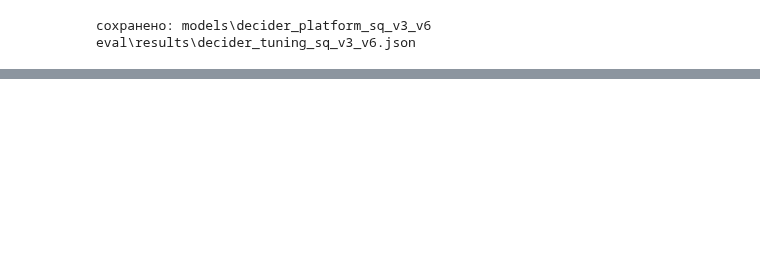
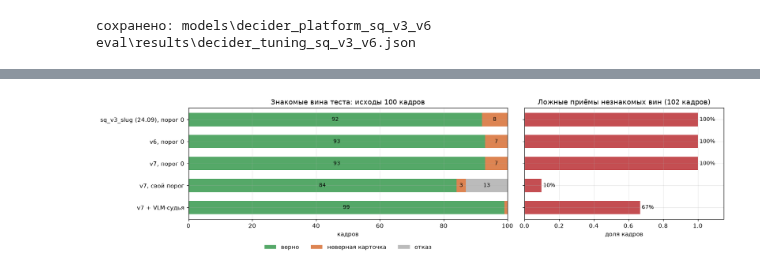
Before and after one commit to Izymka/rshb_my_wine_app, a Jupyter notebook: notebooks/06_decider_eda_and_training.ipynb, the cells around one changed output, grey strips where cells are left out. Saved outputs shown, nothing was run; the diff lists cells and outputs as text; code cells hidden in the pictures; blank space fills up the shorter version.

```diff
--- a/notebooks/06_decider_eda_and_training.ipynb
+++ b/notebooks/06_decider_eda_and_training.ipynb
@@ -1238,0 +1136,56 @@ display(styled(table, good=['верно из 93', 'верный кандидат
+# %%
+# Итоговые прогоны бенчмарка на тесте: подпись на графике -> тег прогона
+TEST_RUNS = {
+    'sq_v3_slug (24.09), порог 0': '27.09 тест: старый sq_v3_slug, порог 0',
+    'v6, порог 0': '27.09 тест: новый v6, порог 0',
+    'v7, порог 0': '28.09 тест: v7 признаки с -109, порог 0',
+    'v7, свой порог': '28.09 финал: v7, окно 25, свой порог, без кэша',
+    'v7 + VLM-судья': '28.09 финал: v7, окно 25, судья, без кэша',
+}
+runs = {}
+for line in Path('eval/results/platform_runs.jsonl').read_text(encoding='utf-8').splitlines():
+    run = json.loads(line)
+    runs[run['tag']] = run  # последний прогон с таким тегом
+
+# Исходы знакомых кадров и доля ложных приёмов незнакомых
+table = pd.DataFrame({label: {
+    'верно': runs[tag]['metrics']['slug_only']['answered_correct'],
+    'неверная карточка': runs[tag]['metrics']['slug_only']['wrong_or_twin'],
+    'отказ': runs[tag]['metrics']['slug_only']['refused'],
+    'ложные приёмы': runs[tag]['metrics']['false_accept']['all']['rate'],
+    'порог': runs[tag]['config']['threshold'],
+} for label, tag in TEST_RUNS.items()}).T
+known_n = runs[TEST_RUNS['v7, порог 0']]['metrics']['known']
+unknown_n = runs[TEST_RUNS['v7, порог 0']]['metrics']['unknown']
+
+# Настройка визуализации
+fig, axes = plt.subplots(1, 2, figsize=(15, 4), gridspec_kw={'width_ratios': [1.6, 1]})
+rows = np.arange(len(table))
+
+# График 1: исходы знакомых вин
+outcomes = {'верно': '#55A868', 'неверная карточка': '#DD8452', 'отказ': '#bbbbbb'}
+left = np.zeros(len(table))
+for name, color in outcomes.items():
+    values = table[name].astype(float).to_numpy()
+    bars = axes[0].barh(rows, values, left=left, color=color, height=0.6, label=name)
+    axes[0].bar_label(bars, labels=[f'{v:.0f}' if v >= 3 else '' for v in values],
+                      label_type='center', fontsize=9)
+    left += values
+axes[0].set_yticks(rows, table.index)
+axes[0].set(title=f'Знакомые вина теста: исходы {known_n} кадров', xlabel='кадров',
+            xlim=(0, known_n))
+axes[0].legend(loc='upper center', bbox_to_anchor=(0.5, -0.18), ncol=3, frameon=False)
+
+# График 2: ложные приёмы незнакомых вин
+rates = table['ложные приёмы'].astype(float).to_numpy()
+axes[1].barh(rows, rates, color='#C44E52', height=0.6)
+for y, v in zip(rows, rates):
+    axes[1].text(v + 0.01, y, f'{v:.0%}', va='center', fontsize=9)
+axes[1].set_yticks(rows, [''] * len(rows))
+axes[1].set(title=f'Ложные приёмы незнакомых вин ({unknown_n} кадров)', xlabel='доля кадров',
+            xlim=(0, 1.15))
+for ax in axes:
+    ax.invert_yaxis()
+plt.tight_layout(); plt.show()
+# %% [output]
+[figure, added]
```
Also changed, not shown: parts of 17 cells of this notebook, 7 other files.
